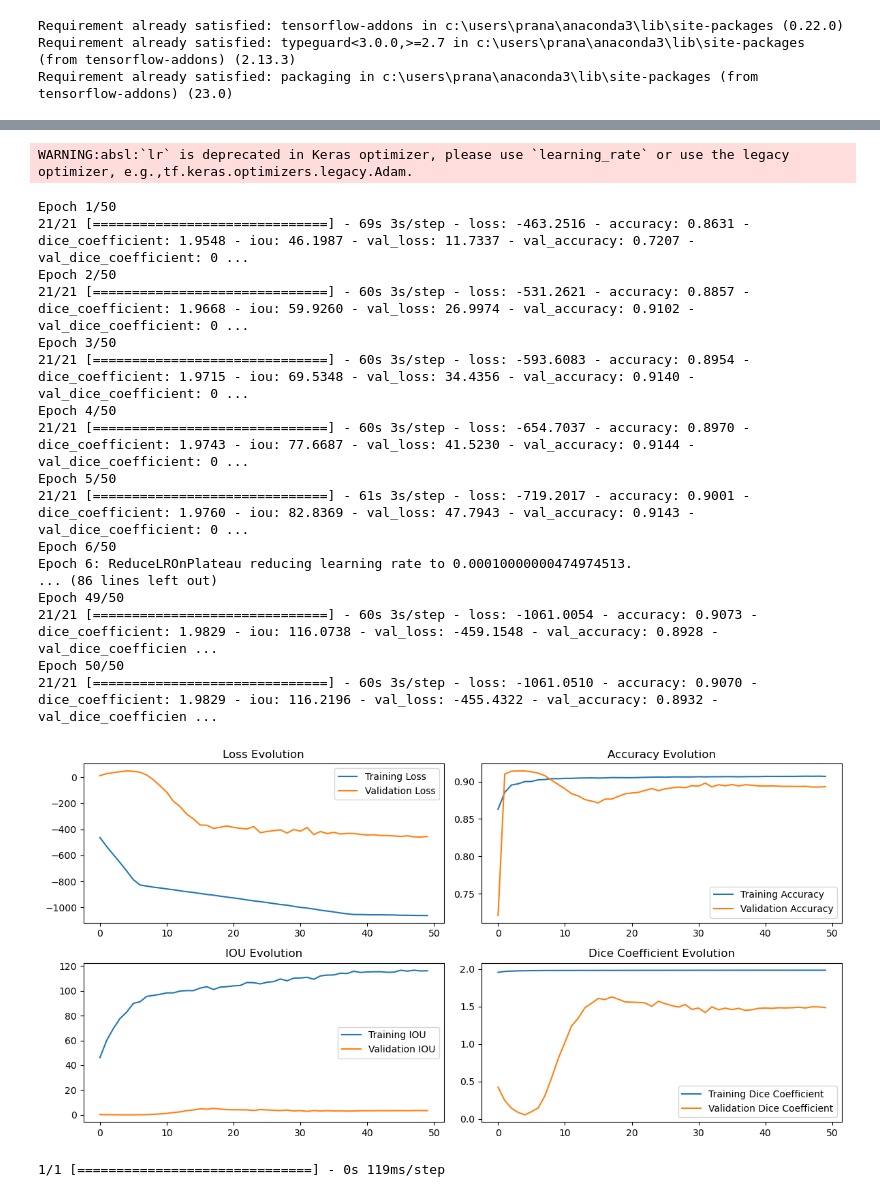
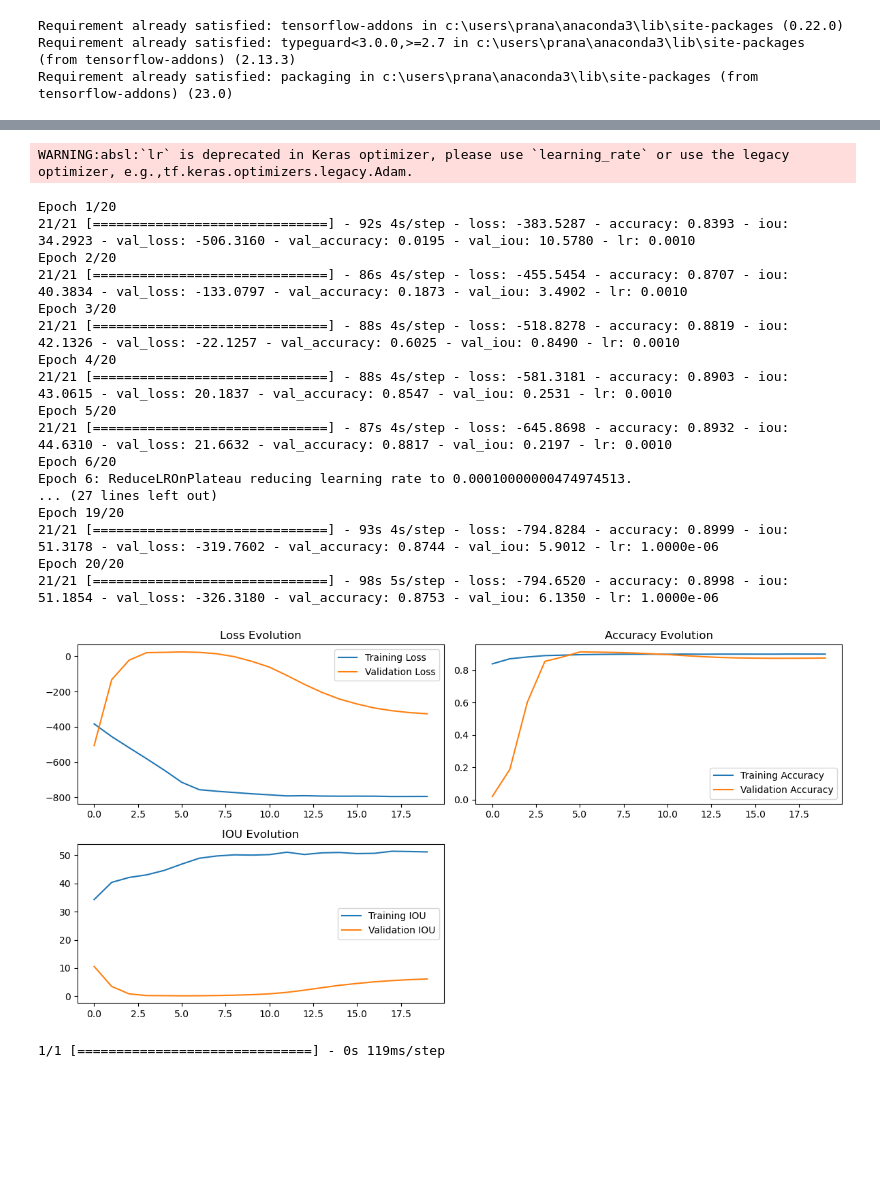
Before and after one commit to PranavMishra17/Microscopy_Seg_CVProjectFall23, a Jupyter notebook: Microscopy.ipynb, the cells around one changed output, grey strips where cells are left out. Saved outputs shown, nothing was run; the diff lists cells and outputs as text; code cells hidden in the pictures; blank space fills up the shorter version.

```diff
--- a/Microscopy.ipynb
+++ b/Microscopy.ipynb
@@ -260,15 +260,15 @@ def dice_coefficient(y_true, y_pred):
 
 
 def iou(y_true, y_pred):
-    intersection = tf.reduce_sum(y_true * y_pred)
-    union = tf.reduce_sum(y_true) + tf.reduce_sum(y_pred) - intersection
+    intersection = tf.reduce_sum(tf.cast(y_true, tf.float32) * tf.cast(y_pred, tf.float32))
+    union = tf.reduce_sum(tf.cast(y_true, tf.float32)) + tf.reduce_sum(tf.cast(y_pred, tf.float32)) - intersection
     x = intersection / (union + 1e-6)
     return x
 
 
 # F1 score (also known as Dice in the context of image segmentation)
 def f1_score(y_true, y_pred):
-    return dice_coef(y_true, y_pred)
+    return dice_coefficient(y_true, y_pred)
 # %% [output]
 Requirement already satisfied: tensorflow-addons in c:\users\prana\anaconda3\lib\site-packages (0.22.0)
 Requirement already satisfied: typeguard<3.0.0,>=2.7 in c:\users\prana\anaconda3\lib\site-packages (from tensorflow-addons) (2.13.3)
@@ -351,75 +349,67 @@ early_stopping = EarlyStopping(monitor='val_loss', patience=25, restore_best_wei
 model_checkpoint = ModelCheckpoint(filepath='unet_best_model.h5', monitor='val_loss', save_best_only=True)
 callbacks = [reduce_lr, early_stopping, model_checkpoint]
 # %%
-model.compile(optimizer=Adam(lr=1e-4), loss='binary_crossentropy', metrics=['accuracy', dice_coefficient, iou])
+model.compile(optimizer=Adam(lr=1e-4), loss='binary_crossentropy', metrics=['accuracy', iou])
 
 
 history = model.fit(
     train_data, train_groundtruth,
-    epochs=50,
+    epochs=20,
     validation_data=(test_data, test_groundtruth),
     batch_size=8,
     callbacks=callbacks
 )
 # %% [output]
 WARNING:absl:`lr` is deprecated in Keras optimizer, please use `learning_rate` or use the legacy optimizer, e.g.,tf.keras.optimizers.legacy.Adam.
-Epoch 1/50
-21/21 [==============================] - 69s 3s/step - loss: -463.2516 - accuracy: 0.8631 - dice_coefficient: 1.9548 - iou: 46.1987 - val_loss: 11.7337 - val_accuracy: 0.7207 - val_dice_coefficient: 0 ...
-Epoch 2/50
-21/21 [==============================] - 60s 3s/step - loss: -531.2621 - accuracy: 0.8857 - dice_coefficient: 1.9668 - iou: 59.9260 - val_loss: 26.9974 - val_accuracy: 0.9102 - val_dice_coefficient: 0 ...
-Epoch 3/50
-21/21 [==============================] - 60s 3s/step - loss: -593.6083 - accuracy: 0.8954 - dice_coefficient: 1.9715 - iou: 69.5348 - val_loss: 34.4356 - val_accuracy: 0.9140 - val_dice_coefficient: 0 ...
-Epoch 4/50
-21/21 [==============================] - 60s 3s/step - loss: -654.7037 - accuracy: 0.8970 - dice_coefficient: 1.9743 - iou: 77.6687 - val_loss: 41.5230 - val_accuracy: 0.9144 - val_dice_coefficient: 0 ...
-Epoch 5/50
-21/21 [==============================] - 61s 3s/step - loss: -719.2017 - accuracy: 0.9001 - dice_coefficient: 1.9760 - iou: 82.8369 - val_loss: 47.7943 - val_accuracy: 0.9143 - val_dice_coefficient: 0 ...
-Epoch 6/50
+Epoch 1/20
+21/21 [==============================] - 92s 4s/step - loss: -383.5287 - accuracy: 0.8393 - iou: 34.2923 - val_loss: -506.3160 - val_accuracy: 0.0195 - val_iou: 10.5780 - lr: 0.0010
+Epoch 2/20
+21/21 [==============================] - 86s 4s/step - loss: -455.5454 - accuracy: 0.8707 - iou: 40.3834 - val_loss: -133.0797 - val_accuracy: 0.1873 - val_iou: 3.4902 - lr: 0.0010
+Epoch 3/20
+21/21 [==============================] - 88s 4s/step - loss: -518.8278 - accuracy: 0.8819 - iou: 42.1326 - val_loss: -22.1257 - val_accuracy: 0.6025 - val_iou: 0.8490 - lr: 0.0010
+Epoch 4/20
+21/21 [==============================] - 88s 4s/step - loss: -581.3181 - accuracy: 0.8903 - iou: 43.0615 - val_loss: 20.1837 - val_accuracy: 0.8547 - val_iou: 0.2531 - lr: 0.0010
+Epoch 5/20
+21/21 [==============================] - 87s 4s/step - loss: -645.8698 - accuracy: 0.8932 - iou: 44.6310 - val_loss: 21.6632 - val_accuracy: 0.8817 - val_iou: 0.2197 - lr: 0.0010
+Epoch 6/20
 Epoch 6: ReduceLROnPlateau reducing learning rate to 0.00010000000474974513.
-... (86 lines left out)
-Epoch 49/50
-21/21 [==============================] - 60s 3s/step - loss: -1061.0054 - accuracy: 0.9073 - dice_coefficient: 1.9829 - iou: 116.0738 - val_loss: -459.1548 - val_accuracy: 0.8928 - val_dice_coefficien ...
-Epoch 50/50
-21/21 [==============================] - 60s 3s/step - loss: -1061.0510 - accuracy: 0.9070 - dice_coefficient: 1.9829 - iou: 116.2196 - val_loss: -455.4322 - val_accuracy: 0.8932 - val_dice_coefficien ...
+... (27 lines left out)
+Epoch 19/20
+21/21 [==============================] - 93s 4s/step - loss: -794.8284 - accuracy: 0.8999 - iou: 51.3178 - val_loss: -319.7602 - val_accuracy: 0.8744 - val_iou: 5.9012 - lr: 1.0000e-06
+Epoch 20/20
+21/21 [==============================] - 98s 5s/step - loss: -794.6520 - accuracy: 0.8998 - iou: 51.1854 - val_loss: -326.3180 - val_accuracy: 0.8753 - val_iou: 6.1350 - lr: 1.0000e-06
 # %%
 model.save(directory + "tifUNET.hdf5")
 # %%
 import matplotlib.pyplot as plt
 
 # Plotting training & validation loss
 plt.figure(figsize=(12, 6))
 plt.subplot(2, 2, 1)
 plt.plot(history.history['loss'], label='Training Loss')
 plt.plot(history.history['val_loss'], label='Validation Loss')
 plt.legend()
 plt.title('Loss Evolution')
 
 # Plotting training & validation accuracy
 plt.subplot(2, 2, 2)
 plt.plot(history.history['accuracy'], label='Training Accuracy')
 plt.plot(history.history['val_accuracy'], label='Validation Accuracy')
 plt.legend()
 plt.title('Accuracy Evolution')
 
 # Plotting training & validation IOU
 plt.subplot(2, 2, 3)
 plt.plot(history.history['iou'], label='Training IOU')
 plt.plot(history.history['val_iou'], label='Validation IOU')
 plt.legend()
 plt.title('IOU Evolution')
 
-# Plotting training & validation Dice coefficient
-plt.subplot(2, 2, 4)
-plt.plot(history.history['dice_coefficient'], label='Training Dice Coefficient')
-plt.plot(history.history['val_dice_coefficient'], label='Validation Dice Coefficient')
-plt.legend()
-plt.title('Dice Coefficient Evolution')
-
-
 
 plt.tight_layout()
 plt.show()
 # %% [output]
-[figure, old version]
+[figure, new version]
 # %%
 import numpy as np
 import matplotlib.pyplot as plt
```
Also changed, not shown: parts of 2 cells of this notebook, 1 other file.
